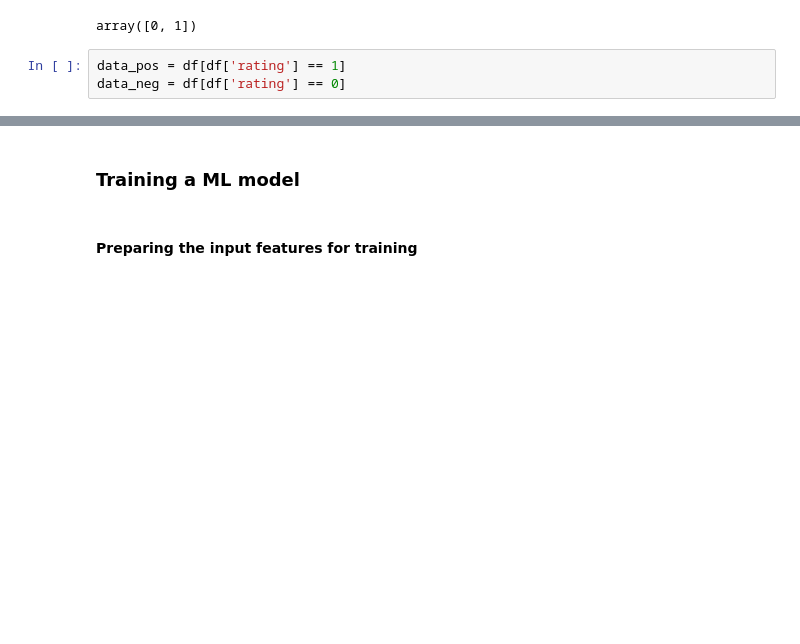
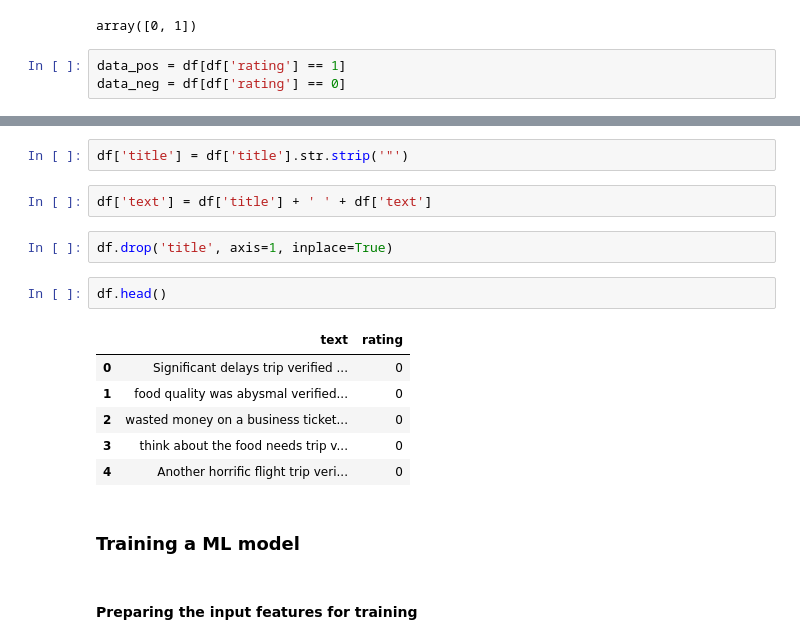
Before and after one commit to Karsh01/Sentiment_Analysis_QantasAirways, a Jupyter notebook: Sentiment Analysis.ipynb, the cells around one changed output, grey strips where cells are left out. Drawn from its saved outputs; the diff is of its cells as text; blank space fills up the shorter version.

```diff
--- a/Sentiment Analysis.ipynb
+++ b/Sentiment Analysis.ipynb
@@ -541,3 +307,18 @@ df['text'] = df['text'].str.strip('[]')
+# %%
+df['title'] = df['title'].str.strip('"')
+# %%
+df['text'] = df['title'] + ' ' + df['text']
+# %%
+df.drop('title', axis=1, inplace=True)
+# %%
+df.head()
+# %% [output]
+|  | text | rating |
+| 0 | Significant delays trip verified ... | 0 |
+| 1 | food quality was abysmal verified... | 0 |
+| 2 | wasted money on a business ticket... | 0 |
+| 3 | think about the food needs trip v... | 0 |
+| 4 | Another horrific flight trip veri... | 0 |
 # %% [markdown]
 ### Training a ML model
 # %% [markdown]
```
Also changed, not shown: parts of 45 cells of this notebook.
